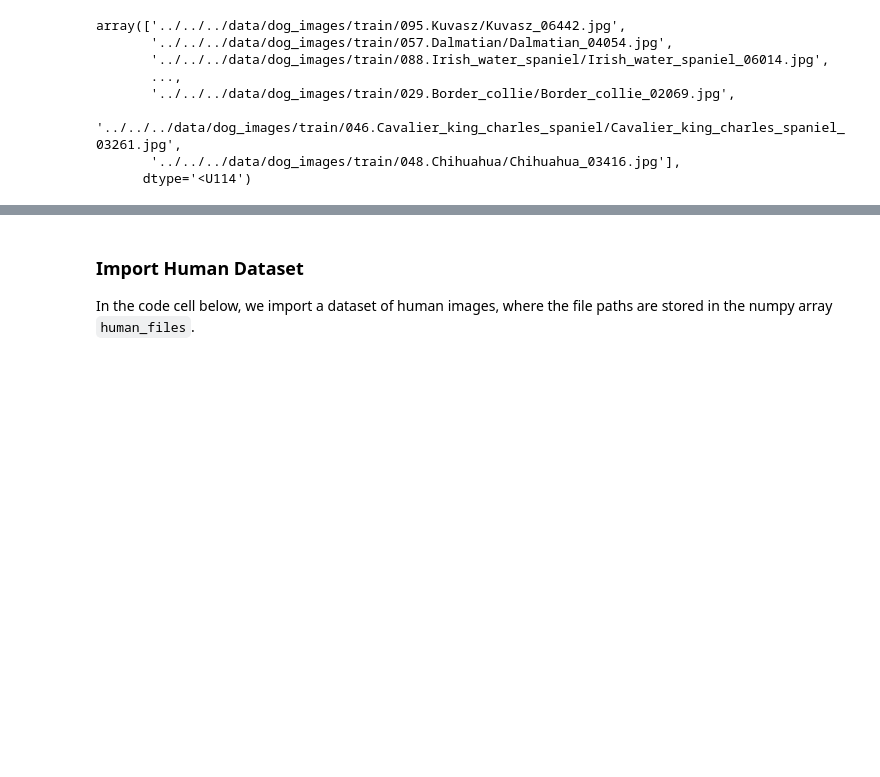
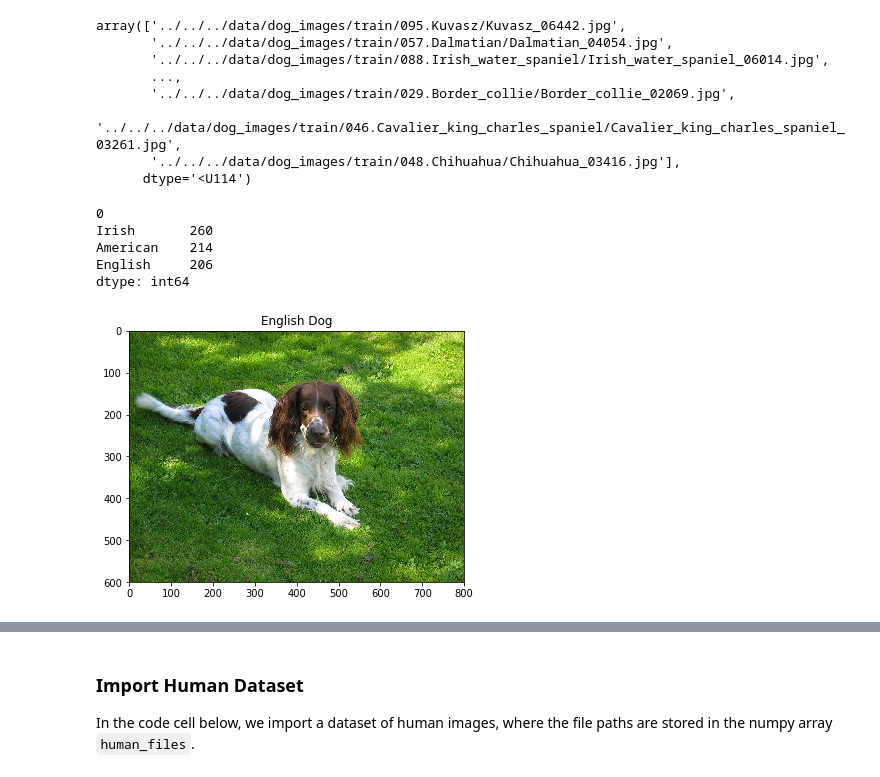
Before and after one commit to marcelotorrescisterna/MarceloTorresPortfolio, a Jupyter notebook: DogBreed/Files/dog_app.ipynb, the cells around one changed output, grey strips where cells are left out. Saved outputs shown, nothing was run; the diff lists cells and outputs as text; code cells hidden in the pictures; blank space fills up the shorter version.

```diff
--- a/DogBreed/Files/dog_app.ipynb
+++ b/DogBreed/Files/dog_app.ipynb
@@ -104,0 +107,10 @@ array(['../../../data/dog_images/train/095.Kuvasz/Kuvasz_06442.jpg',
+# %%
+import pandas as pd
+breeds = pd.DataFrame(traincat)
+breeds.groupby(0).size().sort_values(ascending = False)[:3]
+# %% [output]
+0
+Irish       260
+American    214
+English     206
+dtype: int64
@@ -104,0 +122,8 @@ array(['../../../data/dog_images/train/095.Kuvasz/Kuvasz_06442.jpg',
+# %%
+plt.figure(figsize= (6,6))
+img = cv2.imread(f"{breeds[breeds[0] == 'English'].iloc[0]['Path']}")
+img = cv2.cvtColor(img, cv2.COLOR_BGR2RGB)
+plt.imshow(img)
+plt.title(f"English Dog");
+# %% [output]
+[figure, added]
```
Also changed, not shown: parts of 8 cells of this notebook.
